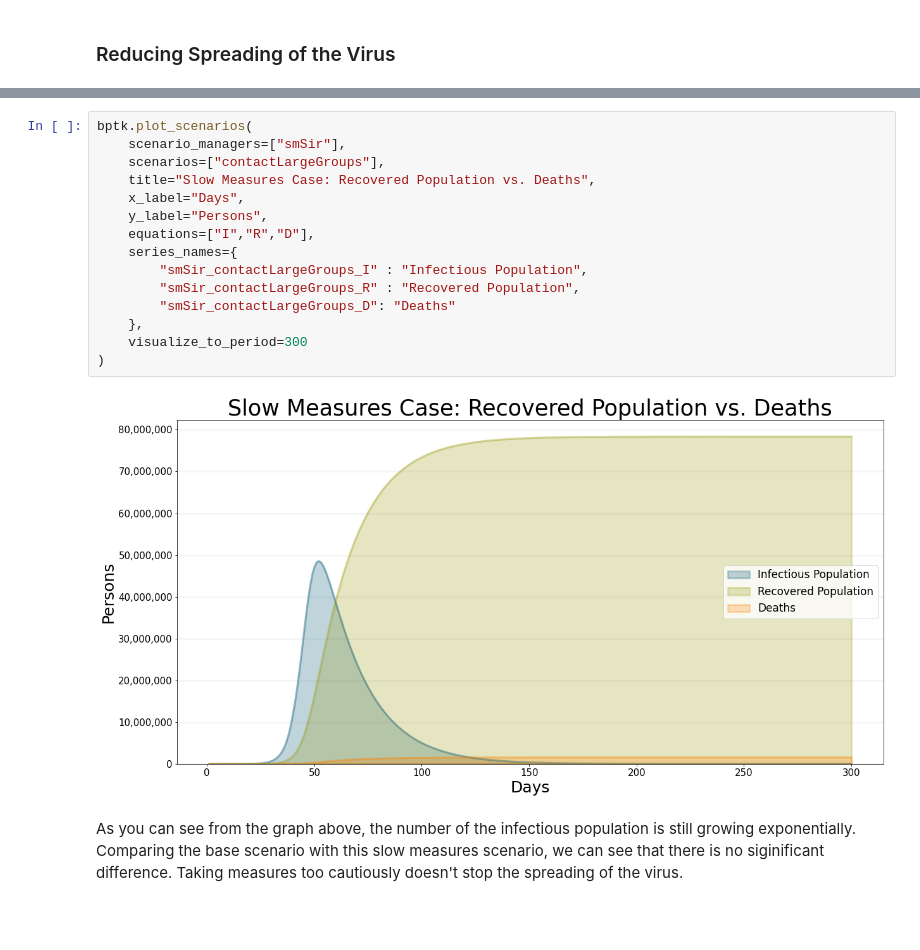
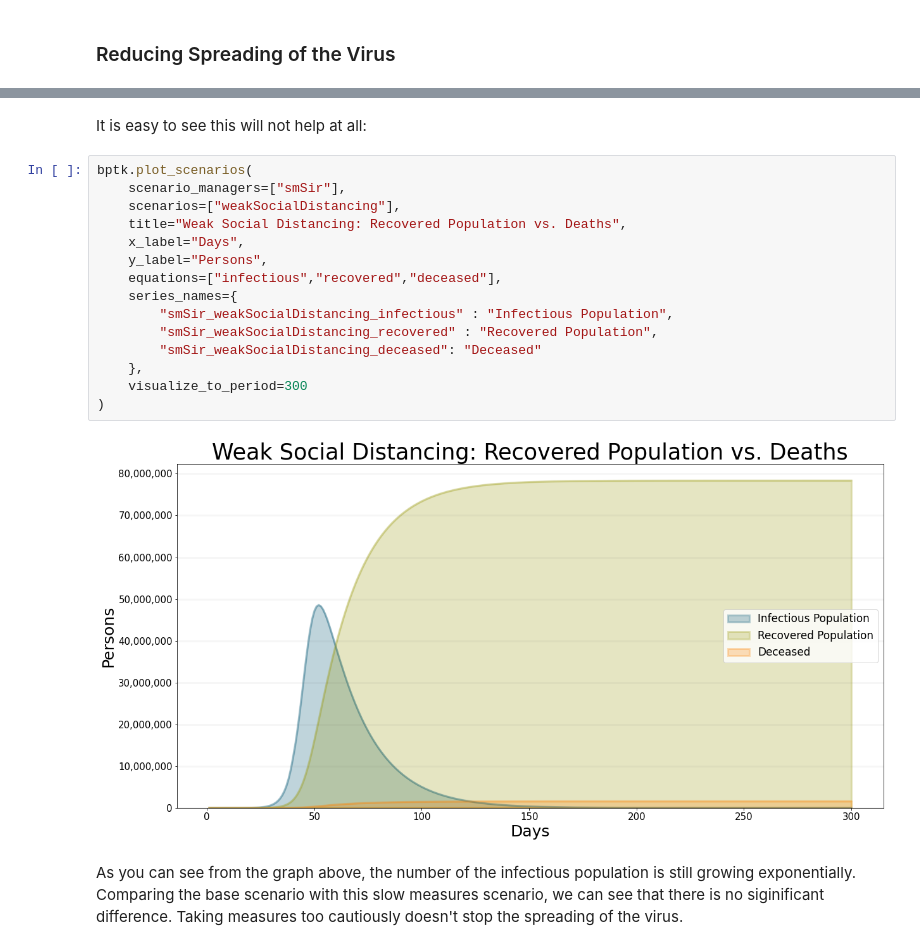
Before and after one commit to transentis/sim-covid-19, a Jupyter notebook: sim-covid-19.ipynb, the cells around one changed output, grey strips where cells are left out. Cells and saved outputs as stored; diff of their text form; blank space fills up the shorter version.

```diff
--- a/sim-covid-19.ipynb
+++ b/sim-covid-19.ipynb
@@ -227,19 +389,21 @@ ax.legend(["Contact Rate"])
+# %% [markdown]
+It is easy to see this will not help at all:
 # %%
 bptk.plot_scenarios(
     scenario_managers=["smSir"],
-    scenarios=["contactLargeGroups"],
-    title="Slow Measures Case: Recovered Population vs. Deaths",
+    scenarios=["weakSocialDistancing"],
+    title="Weak Social Distancing: Recovered Population vs. Deaths",
     x_label="Days",
     y_label="Persons",
-    equations=["I","R","D"],
+    equations=["infectious","recovered","deceased"],
     series_names={
-        "smSir_contactLargeGroups_I" : "Infectious Population",
-        "smSir_contactLargeGroups_R" : "Recovered Population",
-        "smSir_contactLargeGroups_D": "Deaths"
+        "smSir_weakSocialDistancing_infectious" : "Infectious Population",
+        "smSir_weakSocialDistancing_recovered" : "Recovered Population",
+        "smSir_weakSocialDistancing_deceased": "Deceased"
     },
     visualize_to_period=300
 )
 # %% [output]
-[figure, old version]
+[figure, new version]
 # %% [markdown]
 As you can see from the graph above, the number of the infectious population is still growing exponentially. Comparing the base scenario with this slow measures scenario, we can see that there is no siginificant difference. Taking measures too cautiously doesn't stop the spreading of the virus.
```
Also changed, not shown: parts of 115 cells of this notebook, 9 other files.
